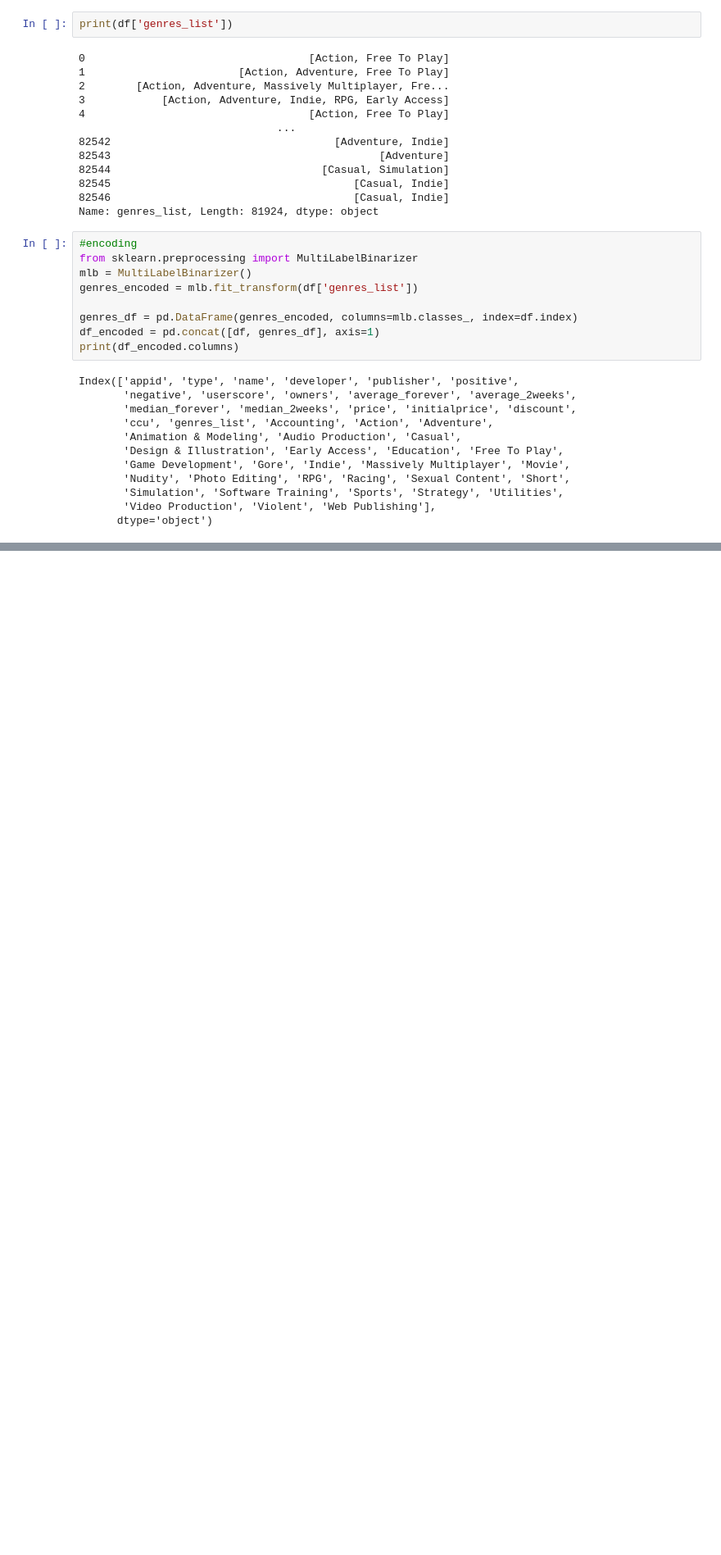
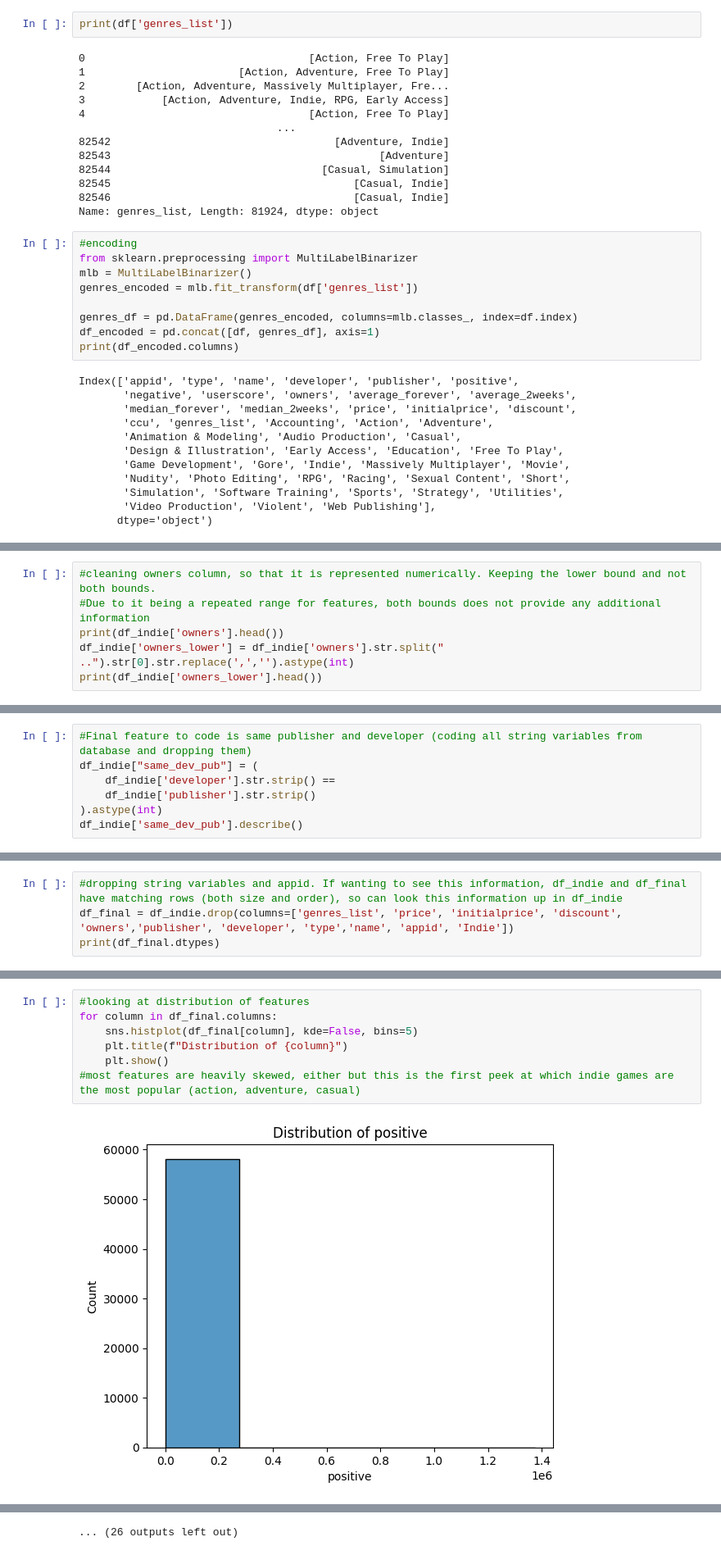
Before and after one commit to lcascelli/Steam_Project, a Jupyter notebook: steam.ipynb, the cells around one changed output, grey strips where cells are left out. Shown at 82% size. Cells and saved outputs as stored; diff of their text form; blank space fills up the shorter version.

```diff
--- a/steam.ipynb
+++ b/steam.ipynb
@@ -375,0 +431,6 @@ print(len(df_indie))
+# %%
+#cleaning owners column, so that it is represented numerically. Keeping the lower bound and not both bounds.
+#Due to it being a repeated range for features, both bounds does not provide any additional information
+print(df_indie['owners'].head())
+df_indie['owners_lower'] = df_indie['owners'].str.split(" ..").str[0].str.replace(',','').astype(int)
+print(df_indie['owners_lower'].head())
@@ -375,0 +455,7 @@ print(len(df_indie))
+# %%
+#Final feature to code is same publisher and developer (coding all string variables from database and dropping them)
+df_indie["same_dev_pub"] = (
+    df_indie['developer'].str.strip() ==
+    df_indie['publisher'].str.strip()
+).astype(int)
+df_indie['same_dev_pub'].describe()
@@ -375,0 +477,4 @@ print(len(df_indie))
+# %%
+#dropping string variables and appid. If wanting to see this information, df_indie and df_final have matching rows (both size and order), so can look this information up in df_indie
+df_final = df_indie.drop(columns=['genres_list', 'price', 'initialprice', 'discount', 'owners','publisher', 'developer', 'type','name', 'appid', 'Indie'])
+print(df_final.dtypes)
@@ -375,0 +514,9 @@ print(len(df_indie))
+# %%
+#looking at distribution of features
+for column in df_final.columns:
+    sns.histplot(df_final[column], kde=False, bins=5)
+    plt.title(f"Distribution of {column}")
+    plt.show()
+#most features are heavily skewed, either but this is the first peek at which indie games are the most popular (action, adventure, casual)
+# %% [output]
+[figure, added]
@@ -375,0 +534 @@ print(len(df_indie))
+... (26 outputs left out)
```
Also changed, not shown: parts of 42 cells of this notebook, 2 other files.
